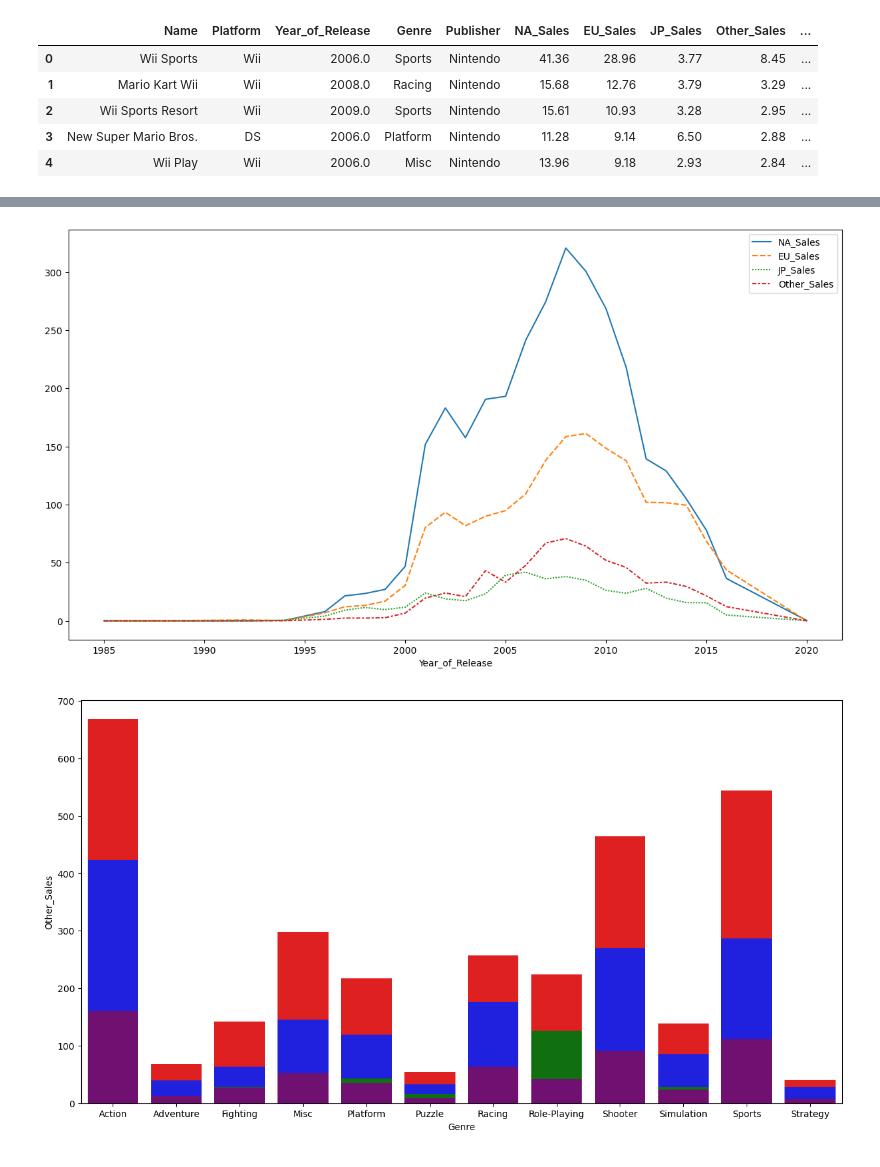
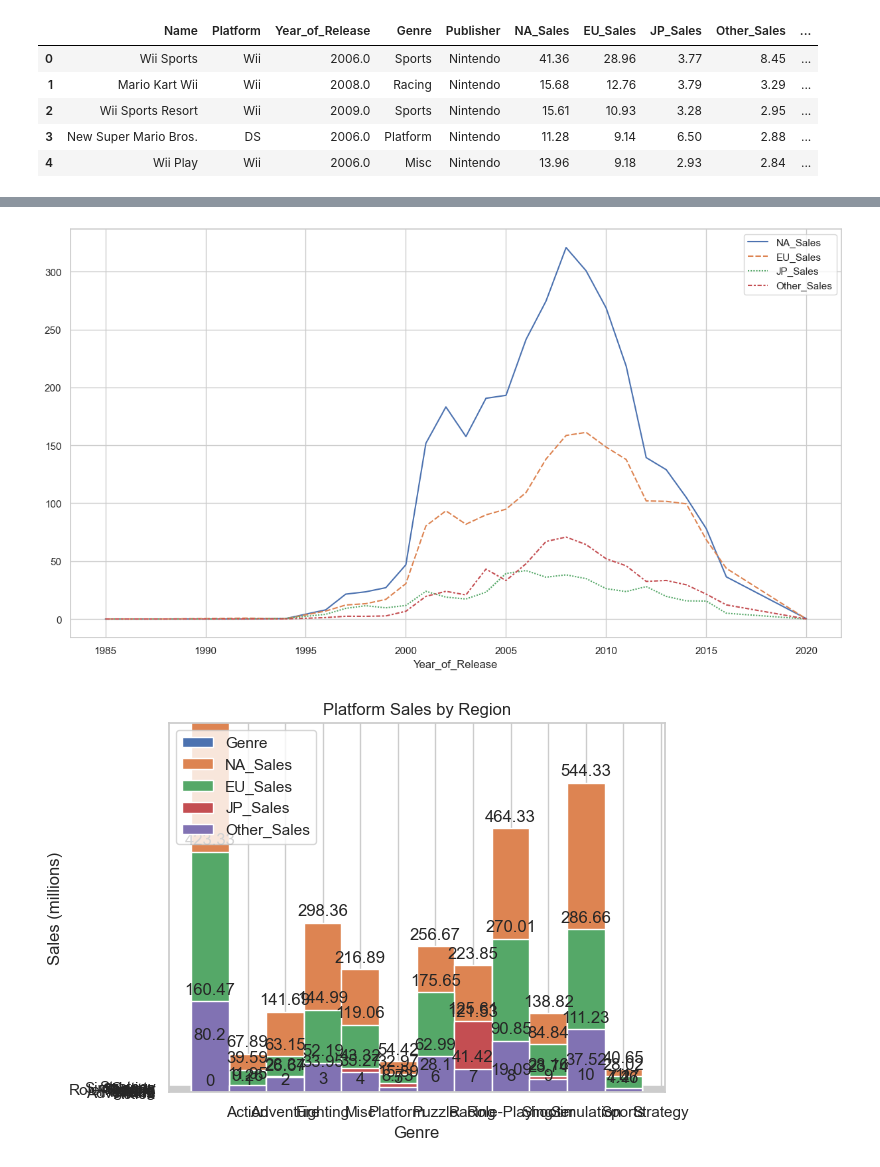
Before and after one commit to Jrowez/JUMPlus-Projects, a Jupyter notebook: Project_4/data_project_4_.ipynb, the cells around one changed output, grey strips where cells are left out. Cells and saved outputs as stored; diff of their text form; code cells hidden in the pictures.

Commit message:
data project 4 revision 3 (still a couple more)

```diff
--- a/Project_4/data_project_4_.ipynb
+++ b/Project_4/data_project_4_.ipynb
@@ -106,24 +106,47 @@ release_sales
 
 figsize = (15, 8)
 fig, ax = plt.subplots(figsize=figsize)
+sns.set_theme(style="whitegrid")
 genre = sns.lineplot(data=release_sales, ax=ax, )
 # %% [output]
-[figure, old version]
+[figure, new version]
 # %%
 """10. Group North American, Japan, European & Other region sales data as per Genre and plot it (It should show highest of region according to game
 category , ex- NA_Sales is highest in Adventure category , plot kind should be bar)"""
 
 genre_sales = df[['NA_Sales', 'EU_Sales', 'JP_Sales', 'Other_Sales', 'Genre']]
 genre_sales = genre_sales.groupby('Genre', as_index=False).sum()
 genre_sales
 
-fig, ax =plt.subplots(figsize=(15,8))
-genre_NA = sns.barplot(x='Genre', y='NA_Sales', data=genre_sales, color='Red')
-genre_EU = sns.barplot(x='Genre', y='EU_Sales', data=genre_sales, color='Blue')
-genre_JP = sns.barplot(x='Genre', y='JP_Sales', data=genre_sales, color='Green')
-genre_Other = sns.barplot(x='Genre', y='Other_Sales', data=genre_sales, color='Purple',)
+# fig, ax =plt.subplots(figsize=(15,8))
+# genre_NA = sns.barplot(x='Genre', y='NA_Sales', data=genre_sales, color='Red')
+# genre_EU = sns.barplot(x='Genre', y='EU_Sales', data=genre_sales, color='Blue')
+# genre_JP = sns.barplot(x='Genre', y='JP_Sales', data=genre_sales, color='Green')
+# genre_Other = sns.barplot(x='Genre', y='Other_Sales', data=genre_sales, color='Purple',)
+
+label_location = np.arange(len(genre_sales))
+width = 1
+label_multiplier = 0
+
+fig, ax = plt.subplots(layout='none')
+for element, measurement in genre_sales.items():
+    offset = width * label_multiplier
+    rects = ax.bar(label_location + offset, measurement, width, label=element)
+    ax.bar_label(rects, padding=3)
+    label_multiplier += 0
+
+platform = ['Action', 'Adventure', 'Fighting', 'Misc', 'Platform', 'Puzzle', 'Racing', 'Role-Playing', 'Shooter', 'Simulation', 'Sports', 'Strategy']
+
+ax.set_ylabel('Sales (millions)')
+ax.set_xlabel('Genre')
+ax.set_title('Platform Sales by Region')
+ax.set_xticks(label_location + width, platform)
+ax.legend(loc='upper left')
+ax.set_ylim(0, 650)
+#ax.set_xlim(0,100)
+plt.show()
 # %% [output]
-[figure, old version]
+[figure, new version]
 # %%
 """11. Group North American, Japan, European & Other region sales data as per Platform and plot
 it (Should show sales as per "Platform genre" , plot kind should be bar )"""
```
Also changed, not shown: parts of 7 cells of this notebook, 1 other file.
